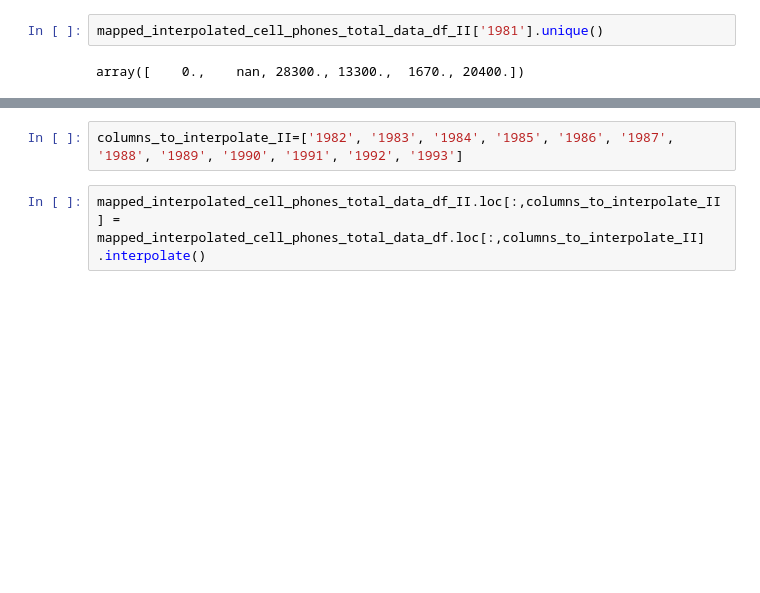
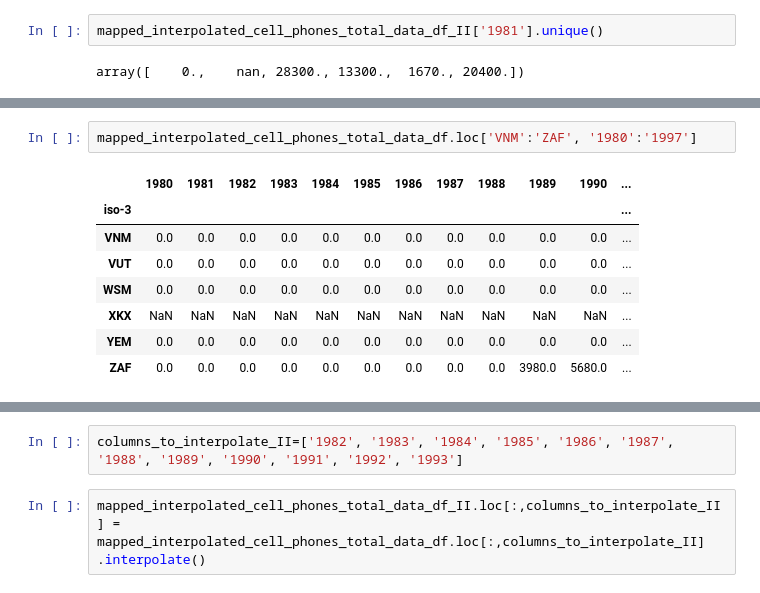
Before and after one commit to totatorbj/su-mt4007, a Jupyter notebook: HW3/HW3_investigation.ipynb, the cells around one changed output, grey strips where cells are left out. Saved outputs shown, nothing was run; the diff lists cells and outputs as text; blank space fills up the shorter version.

```diff
--- a/HW3/HW3_investigation.ipynb
+++ b/HW3/HW3_investigation.ipynb
@@ -1187,0 +1389,11 @@ array([    0., 28300., 13300.,  1670., 20400.])
+# %%
+mapped_interpolated_cell_phones_total_data_df.loc['VNM':'ZAF', '1980':'1997']
+# %% [output]
+|  | 1980 | 1981 | 1982 | 1983 | 1984 | 1985 | 1986 | 1987 | 1988 | 1989 | 1990 | ... |
+| iso-3 |  |  |  |  |  |  |  |  |  |  |  | ... |
+| VNM | 0.0 | 0.0 | 0.0 | 0.0 | 0.0 | 0.0 | 0.0 | 0.0 | 0.0 | 0.0 | 0.0 | ... |
+| VUT | 0.0 | 0.0 | 0.0 | 0.0 | 0.0 | 0.0 | 0.0 | 0.0 | 0.0 | 0.0 | 0.0 | ... |
+| WSM | 0.0 | 0.0 | 0.0 | 0.0 | 0.0 | 0.0 | 0.0 | 0.0 | 0.0 | 0.0 | 0.0 | ... |
+| XKX | NaN | NaN | NaN | NaN | NaN | NaN | NaN | NaN | NaN | NaN | NaN | ... |
+| YEM | 0.0 | 0.0 | 0.0 | 0.0 | 0.0 | 0.0 | 0.0 | 0.0 | 0.0 | 0.0 | 0.0 | ... |
+| ZAF | 0.0 | 0.0 | 0.0 | 0.0 | 0.0 | 0.0 | 0.0 | 0.0 | 0.0 | 3980.0 | 5680.0 | ... |
```
Also changed, not shown: parts of 70 cells of this notebook.
